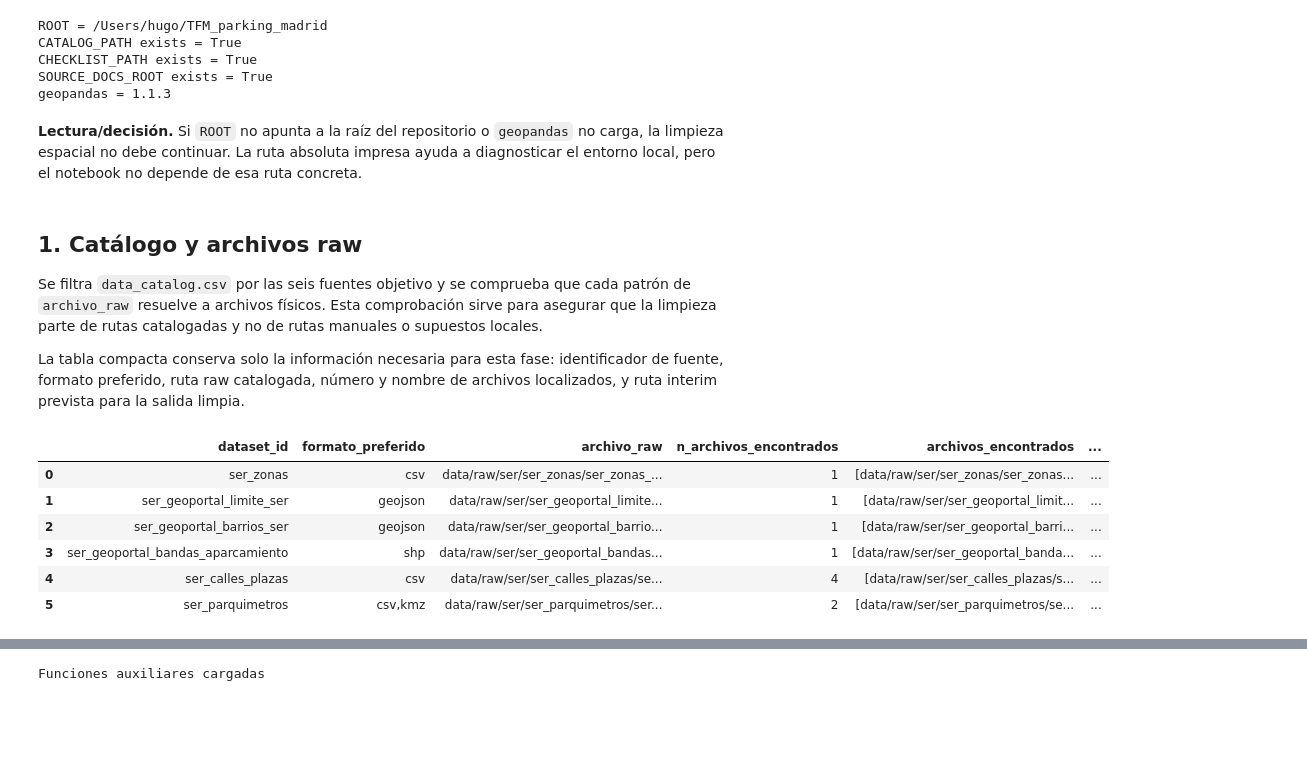
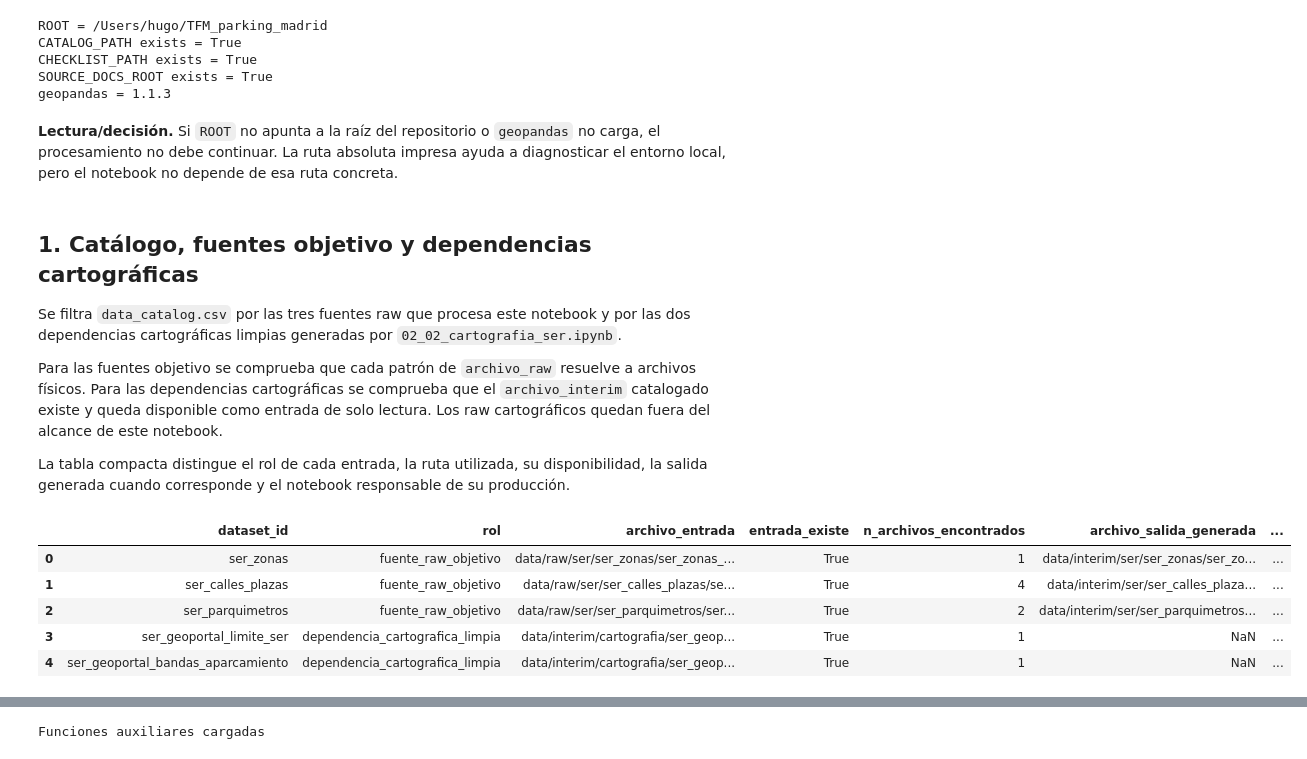
Before and after one commit to hugoramirovilla-boop/TFM_parking_madrid, a Jupyter notebook: notebooks/02_03_ser_oferta_espacial.ipynb, the cells around one changed output, grey strips where cells are left out. Cells and saved outputs as stored; diff of their text form; code cells hidden in the pictures; blank space fills up the shorter version.

Commit message:
refactor: consume cartography outputs in SER spatial offer

```diff
--- a/notebooks/02_03_ser_oferta_espacial.ipynb
+++ b/notebooks/02_03_ser_oferta_espacial.ipynb
@@ -96,13 +98,15 @@ CHECKLIST_PATH exists = True
 SOURCE_DOCS_ROOT exists = True
 geopandas = 1.1.3
 # %% [markdown]
-**Lectura/decisión.** Si `ROOT` no apunta a la raíz del repositorio o `geopandas` no carga, la limpieza espacial no debe continuar. La ruta absoluta impresa ayuda a diagnosticar el entorno local, pero el notebook no depende de esa ruta concreta.
+**Lectura/decisión.** Si `ROOT` no apunta a la raíz del repositorio o `geopandas` no carga, el procesamiento no debe continuar. La ruta absoluta impresa ayuda a diagnosticar el entorno local, pero el notebook no depende de esa ruta concreta.
 # %% [markdown]
-## 1. Catálogo y archivos raw
+## 1. Catálogo, fuentes objetivo y dependencias cartográficas
 
-Se filtra `data_catalog.csv` por las seis fuentes objetivo y se comprueba que cada patrón de `archivo_raw` resuelve a archivos físicos. Esta comprobación sirve para asegurar que la limpieza parte de rutas catalogadas y no de rutas manuales o supuestos locales.
+Se filtra `data_catalog.csv` por las tres fuentes raw que procesa este notebook y por las dos dependencias cartográficas limpias generadas por `02_02_cartografia_ser.ipynb`.
 
-La tabla compacta conserva solo la información necesaria para esta fase: identificador de fuente, formato preferido, ruta raw catalogada, número y nombre de archivos localizados, y ruta interim prevista para la salida limpia.
+Para las fuentes objetivo se comprueba que cada patrón de `archivo_raw` resuelve a archivos físicos. Para las dependencias cartográficas se comprueba que el `archivo_interim` catalogado existe y queda disponible como entrada de solo lectura. Los raw cartográficos quedan fuera del alcance de este notebook.
+
+La tabla compacta distingue el rol de cada entrada, la ruta utilizada, su disponibilidad, la salida generada cuando corresponde y el notebook responsable de su producción.
 # %%
 def relpath(path: Path) -> str:
     try:
@@ -115,54 +119,74 @@ def resolve_pattern(pattern: str) -> list[Path]:
     raw_pattern = ROOT / pattern
     matches = [Path(p) for p in glob.glob(str(raw_pattern))]
     return sorted(matches)
 
 
 catalog = pd.read_csv(CATALOG_PATH)
 required_catalog_cols = {
     "dataset_id", "bloque", "prioridad", "nombre_fuente", "source_code", "url_fuente",
     "tipo_acceso", "formato", "formato_preferido", "periodo_dato_objetivo",
     "archivo_raw", "archivo_interim", "unidad_espacial", "granularidad_temporal", "estado",
+    "notebook_generador",
 }
 missing_catalog_cols = sorted(required_catalog_cols - set(catalog.columns))
 if missing_catalog_cols:
     raise ValueError(f"Faltan columnas obligatorias en data_catalog.csv: {missing_catalog_cols}")
 
-catalog_ser = catalog[catalog["dataset_id"].isin(TARGET_DATASET_IDS)].copy()
-missing_dataset_ids = [ds for ds in TARGET_DATASET_IDS if ds not in set(catalog_ser["dataset_id"])]
+catalog_scope = catalog[catalog["dataset_id"].isin(REQUIRED_CATALOG_IDS)].copy()
+missing_dataset_ids = [ds for ds in REQUIRED_CATALOG_IDS if ds not in set(catalog_scope["dataset_id"])]
 if missing_dataset_ids:
     raise ValueError(f"Faltan dataset_id en data_catalog.csv: {missing_dataset_ids}")
 
-order = pd.Categorical(catalog_ser["dataset_id"], categories=TARGET_DATASET_IDS, ordered=True)
-catalog_ser = catalog_ser.assign(_order=order).sort_values("_order").drop(columns="_order").reset_index(drop=True)
+if catalog_scope["dataset_id"].duplicated().any():
+    duplicated_ids = catalog_scope.loc[catalog_scope["dataset_id"].duplicated(), "dataset_id"].tolist()
+    raise ValueError(f"Dataset_id duplicados en el alcance del catálogo: {duplicated_ids}")
+
+order = pd.Categorical(catalog_scope["dataset_id"], categories=REQUIRED_CATALOG_IDS, ordered=True)
+catalog_scope = catalog_scope.assign(_order=order).sort_values("_order").drop(columns="_order").reset_index(drop=True)
+catalog_targets = catalog_scope[catalog_scope["dataset_id"].isin(TARGET_DATASET_IDS)].copy().reset_index(drop=True)
+catalog_dependencies = catalog_scope[catalog_scope["dataset_id"].isin(CARTOGRAPHY_DEPENDENCY_IDS)].copy().reset_index(drop=True)
 
 raw_rows = []
 RAW_FILES: dict[str, list[Path]] = {}
-for row in catalog_ser.itertuples(index=False):
+for row in catalog_targets.itertuples(index=False):
     files = resolve_pattern(row.archivo_raw)
     RAW_FILES[row.dataset_id] = files
     raw_rows.append({
         "dataset_id": row.dataset_id,
+        "rol": "fuente_raw_objetivo",
+        "archivo_entrada": row.archivo_raw,
+        "entrada_existe": bool(files),
         "n_archivos_encontrados": len(files),
-        "archivos_encontrados": [relpath(p) for p in files],
+        "archivo_salida_generada": row.archivo_interim,
+        "notebook_generador": row.notebook_generador,
     })
 
-raw_check = pd.DataFrame(raw_rows)
-missing_raw = raw_check.loc[raw_check["n_archivos_encontrados"].eq(0), "dataset_id"].tolist()
-if missing_raw:
-    raise FileNotFoundError(f"Hay fuentes sin raw localizado desde data_catalog.csv: {missing_raw}")
+for row in catalog_dependencies.itertuples(index=False):
+    interim_path = ROOT / row.archivo_interim
+    raw_rows.append({
+        "dataset_id": row.dataset_id,
+        "rol": "dependencia_cartografica_limpia",
+        "archivo_entrada": row.archivo_interim,
+        "entrada_existe": interim_path.exists(),
+        "n_archivos_encontrados": 1 if interim_path.exists() else 0,
+        "archivo_salida_generada": pd.NA,
+        "notebook_generador": row.notebook_generador,
+    })
 
-catalog_raw_check = (
-    catalog_ser[["dataset_id", "formato_preferido", "archivo_raw", "archivo_interim"]]
-    .merge(raw_check, on="dataset_id", how="left")
-    [["dataset_id", "formato_preferido", "archivo_raw", "n_archivos_encontrados", "archivos_encontrados", "archivo_interim"]]
-)
-display(catalog_raw_check)
+catalog_input_check = pd.DataFrame(raw_rows)
+missing_inputs = catalog_input_check.loc[~catalog_input_check["entrada_existe"], ["dataset_id", "archivo_entrada", "rol"]]
+if not missing_inputs.empty:
+    raise FileNotFoundError(
+        "Hay entradas catalogadas no disponibles. "
+        f"Detalle: {missing_inputs.to_dict(orient='records')}"
+    )
+
+catalog_input_check
 # %% [output]
-|  | dataset_id | formato_preferido | archivo_raw | n_archivos_encontrados | archivos_encontrados | ... |
-| 0 | ser_zonas | csv | data/raw/ser/ser_zonas/ser_zonas_... | 1 | [data/raw/ser/ser_zonas/ser_zonas... | ... |
-| 1 | ser_geoportal_limite_ser | geojson | data/raw/ser/ser_geoportal_limite... | 1 | [data/raw/ser/ser_geoportal_limit... | ... |
-| 2 | ser_geoportal_barrios_ser | geojson | data/raw/ser/ser_geoportal_barrio... | 1 | [data/raw/ser/ser_geoportal_barri... | ... |
-| 3 | ser_geoportal_bandas_aparcamiento | shp | data/raw/ser/ser_geoportal_bandas... | 1 | [data/raw/ser/ser_geoportal_banda... | ... |
-| 4 | ser_calles_plazas | csv | data/raw/ser/ser_calles_plazas/se... | 4 | [data/raw/ser/ser_calles_plazas/s... | ... |
-| 5 | ser_parquimetros | csv,kmz | data/raw/ser/ser_parquimetros/ser... | 2 | [data/raw/ser/ser_parquimetros/se... | ... |
+|  | dataset_id | rol | archivo_entrada | entrada_existe | n_archivos_encontrados | archivo_salida_generada | ... |
+| 0 | ser_zonas | fuente_raw_objetivo | data/raw/ser/ser_zonas/ser_zonas_... | True | 1 | data/interim/ser/ser_zonas/ser_zo... | ... |
+| 1 | ser_calles_plazas | fuente_raw_objetivo | data/raw/ser/ser_calles_plazas/se... | True | 4 | data/interim/ser/ser_calles_plaza... | ... |
+| 2 | ser_parquimetros | fuente_raw_objetivo | data/raw/ser/ser_parquimetros/ser... | True | 2 | data/interim/ser/ser_parquimetros... | ... |
+| 3 | ser_geoportal_limite_ser | dependencia_cartografica_limpia | data/interim/cartografia/ser_geop... | True | 1 | NaN | ... |
+| 4 | ser_geoportal_bandas_aparcamiento | dependencia_cartografica_limpia | data/interim/cartografia/ser_geop... | True | 1 | NaN | ... |
 # %% [markdown]
```
Also changed, not shown: parts of 35 cells of this notebook, 1 other file.
